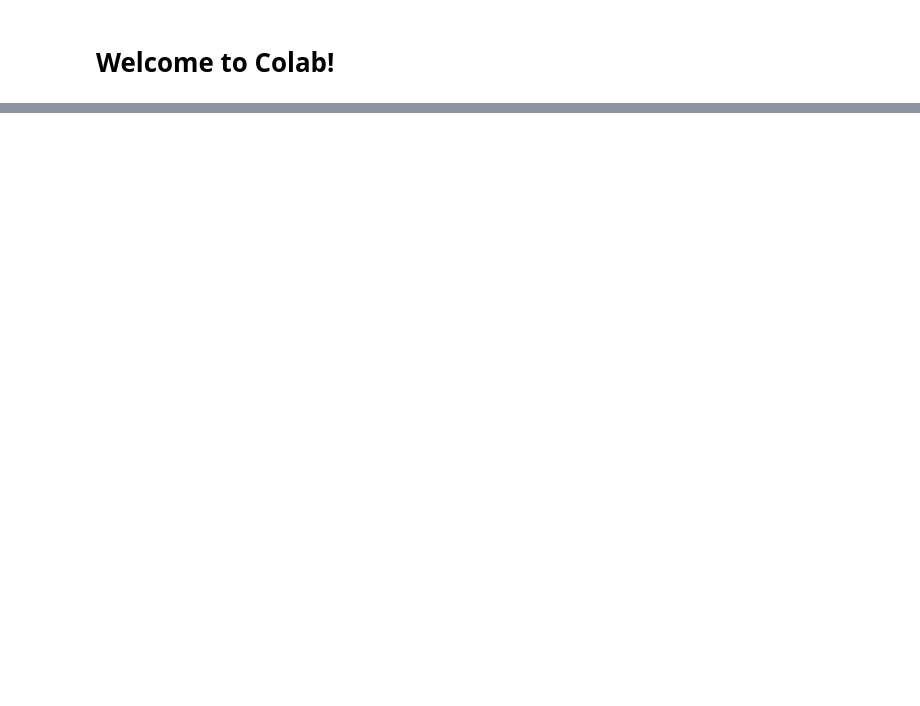
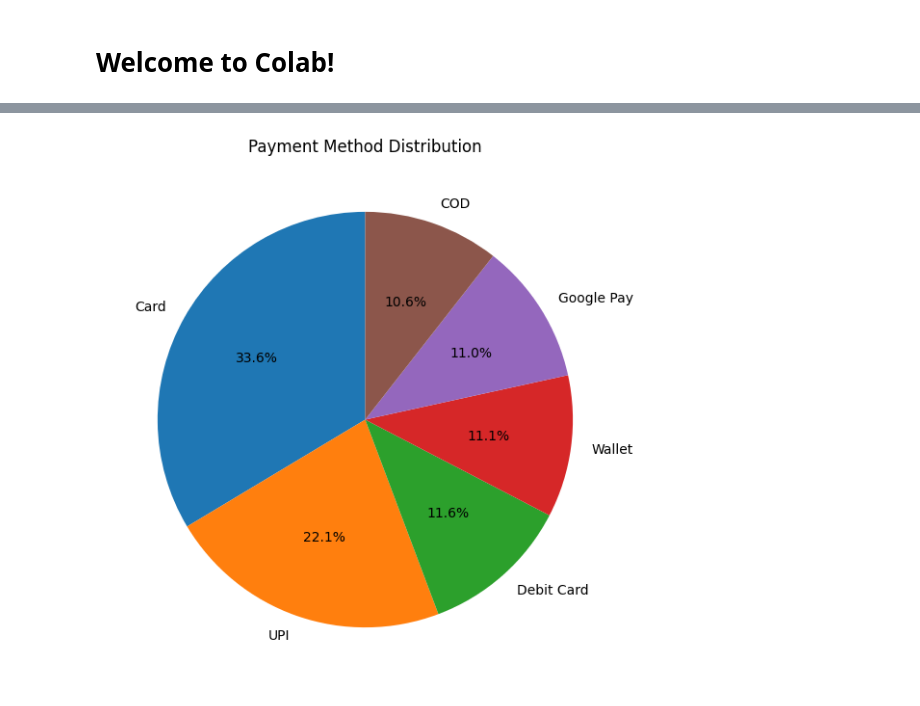
Before and after one commit to siripikusumareddy/DATASET, a Jupyter notebook: Copy_of_Welcome_To_Colab.ipynb, the cells around one changed output, grey strips where cells are left out. Cells and saved outputs as stored; diff of their text form; code cells hidden in the pictures; blank space fills up the shorter version.

```diff
--- a/Copy_of_Welcome_To_Colab.ipynb
+++ b/Copy_of_Welcome_To_Colab.ipynb
@@ -96,0 +387,17 @@ display(
+# %%
+plt.figure(figsize=(7,7))
+
+df["Payment_Method"].value_counts().plot(
+    kind="pie",
+    autopct="%1.1f%%",
+    startangle=90
+)
+
+plt.title("Payment Method Distribution")
+plt.ylabel("")
+
+plt.savefig("Pie_Payment.png", dpi=300, bbox_inches="tight")
+
+plt.show()
+# %% [output]
+[figure, added]
```
Also changed, not shown: parts of 81 cells of this notebook.
